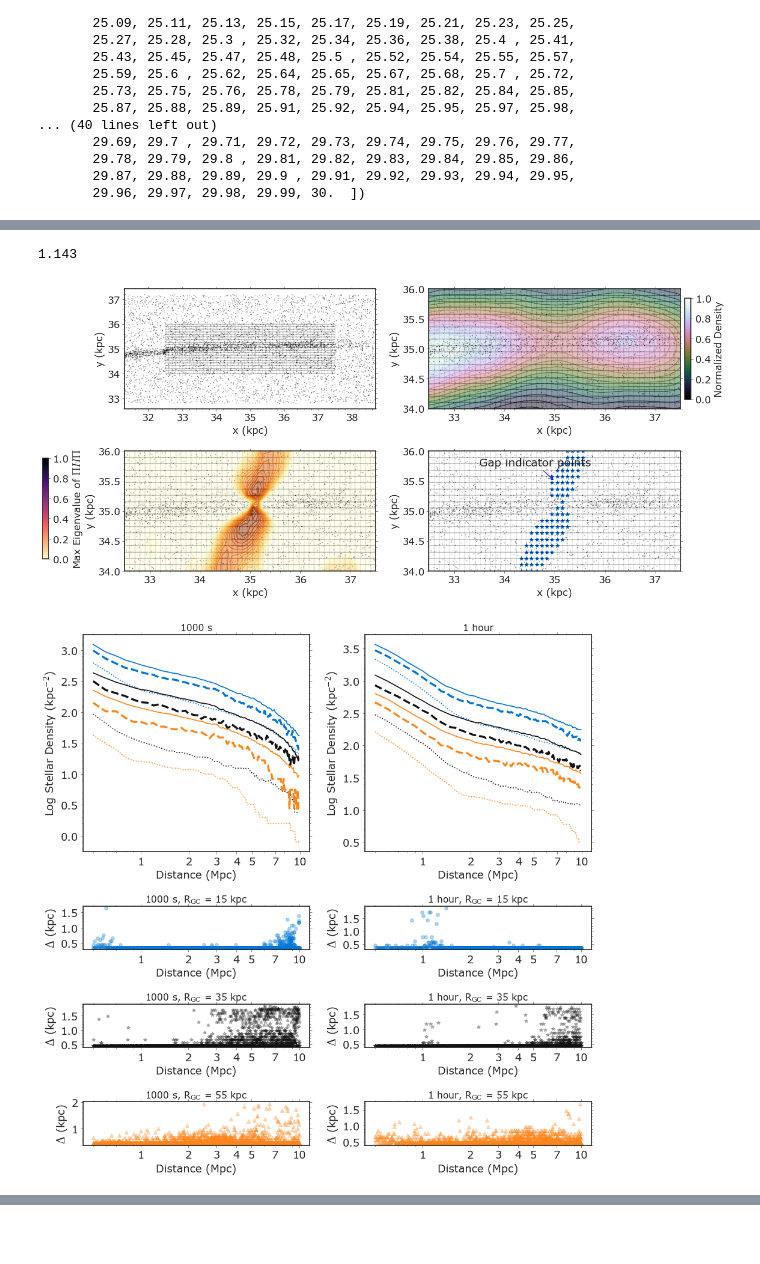
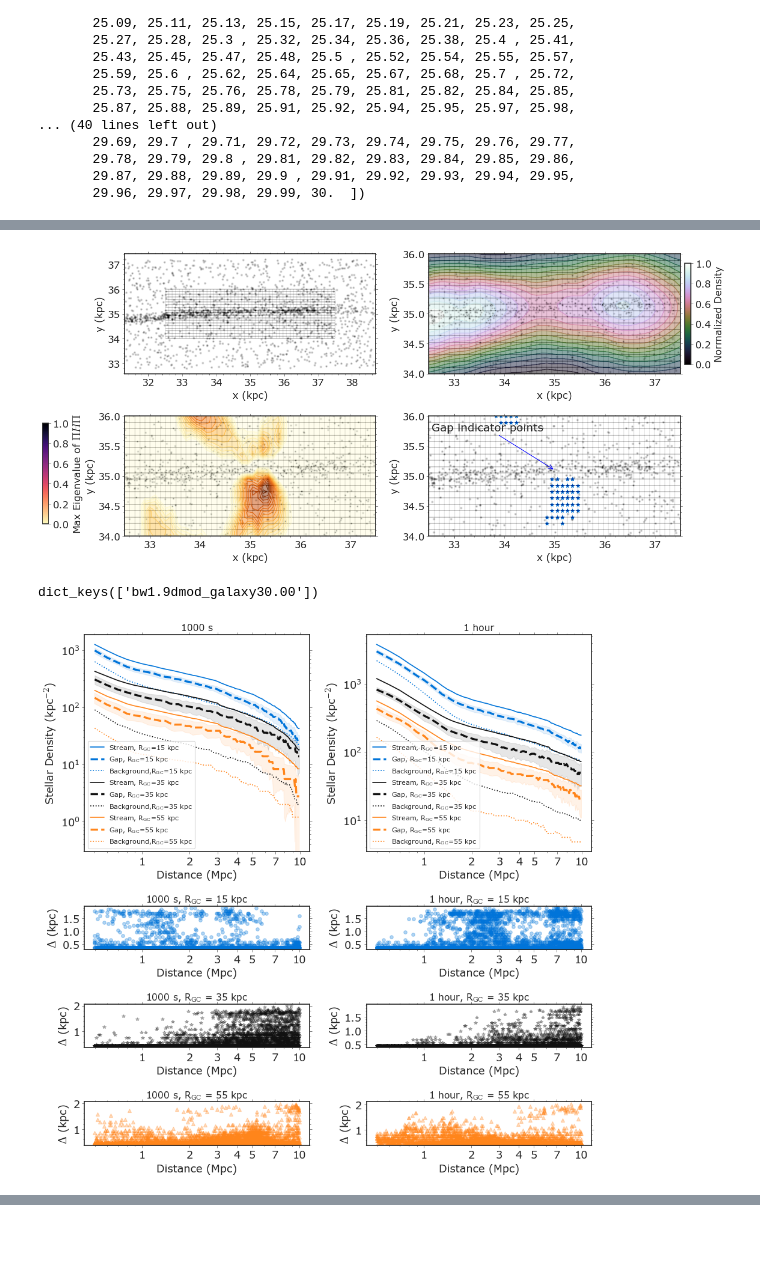
Before and after one commit to caganze/stellarstreams, a Jupyter notebook: notebooks/Gap Detection Pipeline with Data Oustide.ipynb, the cells around one changed output, grey strips where cells are left out. Cells and saved outputs as stored; diff of their text form; code cells hidden in the pictures.

```diff
--- a/notebooks/Gap Detection Pipeline with Data Oustide.ipynb
+++ b/notebooks/Gap Detection Pipeline with Data Oustide.ipynb
@@ -351,7 +356,8 @@ def plot_stream_center(ax, rgc, mag_limit, plot_percentiles=False ):
 
     rgcx=int(np.nanmedian(np.array(rgc.split('_')).astype(float)))
 
-    df_small= (df[np.logical_and.reduce([df.bw==BEST_BW, df.rgc==rgc, df.mag_limit==mag_limit])]).reset_index(drop=True)
+    df_small= (df[np.logical_and.reduce([df.bw> BEST_BW_RANGE[0], df.bw<BEST_BW_RANGE[1], \
+                                         df.rgc==rgc, df.mag_limit==mag_limit])]).reset_index(drop=True)
 
     for g in df_small.groupby('dmod'):
 
@@ -364,7 +370,7 @@ def plot_stream_center(ax, rgc, mag_limit, plot_percentiles=False ):
 
         #for i in range(0, 4): << will change
         #print (len(gpnts))
-        s=5
+        s=10
         if len(gpnts)< s:
             s=len(gpnts)
         for i in  range(0, s):
@@ -547,3 +560,3 @@ array([23.49, 23.54, 23.58, 23.62, 23.66, 23.7 , 23.74, 23.78, 23.82,
 # %%
-dmods2=[ 24.52,  25.  , 25.88, 26.51, 26.99, 28.5 ]
+dmods2=[ 24.52,  25.  , 25.88, 26.51, 27.5, 28.5 ]
 # %%
@@ -614,12 +627,10 @@ for idx in range(0, 3):
     res=get_pipeline_results_full(dmod, 28.69, rgc, bwu=bw)[0]
     dt=res['data']
 
-    stream_size=3*THEORITICAL_STREAM_WIDTHS[rgc]
+    stream_size=THEORITICAL_STREAM_WIDTHS[rgc]
 
     ax[idx].scatter(dt[0], dt[1], s=0.1, c='k')
 
     ax[idx].plot(res['grid_data'][:,0], PATH_POLYNOMIALS[rgc](res['grid_data'][:,0])-stream_size/2, c='b')
     ax[idx].plot(res['grid_data'][:,0], PATH_POLYNOMIALS[rgc](res['grid_data'][:,0])+stream_size/2, c='b')
-
-    ax
 # %% [output]
@@ -627,4 +638,3 @@ for idx in range(0, 3):
 # %%
-3*stream_size
+#rgc='50_60'
+#3*THEORITICAL_STREAM_WIDTHS[rgc]
-# %% [output]
-1.143
@@ -643,7 +655,7 @@ dmod= 24.52
 rgc='30_40'
 bw=0.6
 rgcx=35
-res=get_pipeline_results_full( dmod, 28.69, rgc, bwu=bw)[-1]
+res=np.random.choice(get_pipeline_results_full( dmod, 27.15, rgc, bwu=bw))
 #resx= np.load('../data/test.npy', allow_pickle=True).flatten()[0]
 #res=resx[list(resx.keys())[0]]
 #print (resx)
@@ -653,7 +665,7 @@ gap_mask = vld['max_eigen'] > np.percentile(vld['max_eigen'].flatten(),GAP_PERCE
 
 grid_data=res['grid_data']
 for a in np.concatenate(ax):
-    a.scatter(dt[0], dt[1], s=.3, alpha=0.1, c='k')
+    a.scatter(dt[0], dt[1], s=10, alpha=0.1, c='k')
     a.set(xlim=[dt[0].min(), dt[0].max()], xlabel='x (kpc)', ylabel='y (kpc)')
     a.minorticks_on()
     plot_grid_lines(grid_data[:,0], grid_data[:,1], a)
@@ -680,7 +692,7 @@ ax[1][0].contourf(res['meshgrid'][0], res['meshgrid'][1],  res['max_eigen'],  20
 #                              cmap='YlOrBr', alpha=0.5, linestyle='--')
 
 pol=PATH_POLYNOMIALS[rgc]
-stream_size=  3*THEORITICAL_STREAM_WIDTHS[rgc]
+stream_size=  5*THEORITICAL_STREAM_WIDTHS[rgc]
 #ax[1][-1].plot(vld['meshgrid'][0], pol(vld['meshgrid'][0])+stream_size/2, color='#FF851B', linewidth=1)
 #ax[1][-1].plot(vld['meshgrid'][0], pol(vld['meshgrid'][0])-stream_size/2, c='#FF851B', linewidth=1)
 
@@ -714,14 +726,14 @@ fig.colorbar(mpl.cm.ScalarMappable(norm=norm, cmap=cmap),
 plt.tight_layout()
 #plt.savefig('../figures/including_more_data_example.jpeg')
 # Add the text annotation with an arrow
-ax[1][-1].annotate('Gap indicator points', xy=(rgcx, rgcx+.5), xytext=(rgcx-1.5, rgcx+.75),
+ax[1][-1].annotate('Gap indicator points', xy=(rgcx, rgcx+0.1), xytext=(rgcx-2.45, rgcx+.75),
             arrowprops=dict(arrowstyle='->', color='b'))
 
 
 
 plt.savefig('../figures/stream_cutout.jpeg', bbox_inches='tight')
 # %% [output]
-[figure, old version]
+[figure, new version]
 # %%
 colors={'10_20': '#0074D9',
        '30_40': '#111111',
@@ -733,3 +745,7 @@ BEST_BW=0.6
+# %%
+vls.keys()
+# %% [output]
+dict_keys(['bw1.9dmod_galaxy30.00'])
 # %%
 fig, ax=plt.subplots(figsize=(12, 12), ncols=2, nrows=4,  gridspec_kw={'height_ratios': [5, 1, 1, 1]})
 
@@ -743,18 +759,12 @@ for rgc in ['10_20', '30_40', '50_60']:
                    rgc, color=colors[rgc], show_error=False, linestyle='-', label=r'Stream, R$_{\rm GC}$'+'={} kpc'.format(rgcx))
 
     make_line_plot( ax[0][0], dgrid[:-1], np.vstack(vls['gap_dens'])[:,0], np.vstack(vls['gap_dens'])[:,1],\
-                   rgc, color=colors[rgc], show_error=False, linestyle='--', label=r'Gap, R$_{\rm GC}$'+'={} kpc'.format(rgcx), linewidth=3)
+                   rgc, color=colors[rgc], show_error=True, linestyle='--', label=r'Gap, R$_{\rm GC}$'+'={} kpc'.format(rgcx), linewidth=3)
 
     make_line_plot( ax[0][0], dgrid[:-1], np.vstack(vls['bck_dens'])[:,0], np.vstack(vls['bck_dens'])[:,1],\
-                   rgc, color=colors[rgc], linestyle=':', label=r'Background,R$_{\rm GC}$'+'={} kpc'.format(rgcx))
+                   rgc, color=colors[rgc],  show_error=False, linestyle=':', label=r'Background,R$_{\rm GC}$'+'={} kpc'.format(rgcx))
 
 
-    #make_line_plot( ax[1][0], dgrid[:-1], np.vstack(vls['gp_error_percent'])[:,0], np.vstack(vls['gp_minus_bck'])[:,1],\
-    #               rgc, color=colors[rgc], linestyle='--', label='Rgc={} Kpc'.format(rgcx))
-    #make_line_plot( ax[1][0], dgrid[:-1], np.vstack(vls['st_error_percent'])[:,0], np.vstack(vls['gp_minus_bck'])[:,1],\
-    #               rgc, color=colors[rgc], linestyle='-', label='Rgc={} Kpc'.format(rgcx))
-    #make_line_plot( ax[1][0], dgrid[:-1], np.vstack(vls['gap_area_over_true_area'])[:,0], np.vstack(vls['gap_area_over_true_area'])[:,1],\
-    #               rgc, color=colors[rgc], linestyle='-', label='Rgc={} Kpc'.format(rgcx))
 
 
     vls=get_counts(df, dgrid,rgc, 28.69)
@@ -765,21 +775,11 @@ for rgc in ['10_20', '30_40', '50_60']:
                    rgc, color=colors[rgc], show_error=False, linestyle='-', label=r'Stream, R$_{\rm GC}$'+'={} kpc'.format(rgcx))
 
     make_line_plot( ax[0][1], dgrid[:-1], np.vstack(vls['gap_dens'])[:,0], np.vstack(vls['gap_dens'])[:,1],\
-                   rgc, color=colors[rgc], show_error=False, linestyle='--',label=r'Gap, R$_{\rm GC}$'+'={} kpc'.format(rgcx), linewidth=3)
+                   rgc, color=colors[rgc], show_error=True, linestyle='--',label=r'Gap, R$_{\rm GC}$'+'={} kpc'.format(rgcx), linewidth=3)
 
     make_line_plot( ax[0][1], dgrid[:-1], np.vstack(vls['bck_dens'])[:,0], np.vstack(vls['bck_dens'])[:,1],\
-                   rgc, color=colors[rgc], linestyle=':', label=r'Background, R$_{\rm GC}$'+'={} kpc'.format(rgcx))
+                   rgc, color=colors[rgc],  show_error=False,linestyle=':', label=r'Background, R$_{\rm GC}$'+'={} kpc'.format(rgcx))
 
-
-    #make_line_plot( ax[1][1], dgrid[:-1], np.vstack(vls['gp_error_percent'])[:,0], np.vstack(vls['gp_minus_bck'])[:,1],\
-    #               rgc, color=colors[rgc], linestyle='--', label='Rgc={} Kpc'.format(rgcx))
-    #make_line_plot( ax[1][1], dgrid[:-1], np.vstack(vls['st_error_percent'])[:,0], np.vstack(vls['gp_minus_bck'])[:,1],\
-    #               rgc, color=colors[rgc], linestyle='-', label='Stream,Rgc={} Kpc'.format(rgcx))
-    #make_line_plot( ax[1][1], dgrid[:-1], np.vstack(vls['gap_area_over_true_area'])[:,0], np.vstack(vls['gap_area_over_true_area'])[:,1],\
-    #               rgc, color=colors[rgc], linestyle='-', label='Rgc={} Kpc'.format(rgcx))
-
-
-    #fig, ax=plt.subplots(ncols=10, nrows=14, figsize=(20, 20))
 
 
 #a.set( xlabel='Distance Modulus', ylabel='Bandwidth (kpc)', ylim=[0.05, 1.65], xlim=[23.7, 29.35])
@@ -800,43 +800,43 @@ for a in np.concatenate(ax):
     a.set(xscale='log',  xticks=[1, 2, 3, 4, 5, 7, 10],xticklabels=[1, 2, 3, 4, 5, 7, 10], xlabel='Distance (Mpc)')
 
 for a in ax[0]:
-    #a.legend(fontsize=10)
+    a.legend(fontsize=10, loc='lower left')
     #a.set(yticks=10**np.array([-1., 0, 1., 2, 2., 3, 4]))
     a.yaxis.set_tick_params(labelbottom=True)
-    a.set(ylabel='Log Stellar Density (kpc$^{-2}$)')
+    a.set(ylabel='Stellar Density (kpc$^{-2}$)', yscale='log')
 
 
 ax[0][1].set_title('1 hour'.format(rgcx),fontsize=14)
 ax[0][0].set_title('1000 s'.format(rgcx),fontsize=14)
 
 
 for a in np.concatenate([ax[1], ax[2], ax[3]]):
     #a.set(yscale='log')
     #a.legend(fontsize=10)
     #a.axhline(0.2, linestyle='-', color='k', alpha=0.5, linewidth=3)
     #a.axhline(1, linestyle='-', color='k', alpha=0.5, linewidth=3)
     #a.axhline(0.25, linestyle='-', color='k', alpha=0.5, linewidth=3)
 
     # a.axhline(GAP_SIZE, linestyle='--', color='k', alpha=0.5, linewidth=3)
     #a.axhline(GAP_SIZE/2, linestyle='--', color='k', alpha=0.5, linewidth=3)
     #a.text(1, GAP_SIZE+0.05, 'Gap Size', fontsize=14)
     #a.text(1, GAP_SIZE/2+0.05, 'Gap Size/2', fontsize=14)
 
 
     plt.setp(a.get_xticklabels(), visible=True)
 
     a.yaxis.set_tick_params(labelbottom=True)
 
     _= a.set(ylabel=r'$\Delta$ (kpc)'.format(rgcx))#, ylim=[-0.5, 2.5])
 
 
 
 #ax[1][0].set(ylim=[-2, 2])
 #ax[1][1].set(ylim=[-2, 2])
 plt.tight_layout()
 
 plt.savefig('../figures/gap_density_errors.pdf')
 # %% [output]
-[figure, old version]
+[figure, new version]
 # %%
 df['rgcx']=df.rgc.apply(lambda x: np.nanmedian(np.array(x.split('_')).astype(float)))
```
Also changed, not shown: parts of 33 cells of this notebook, 4 other files.
